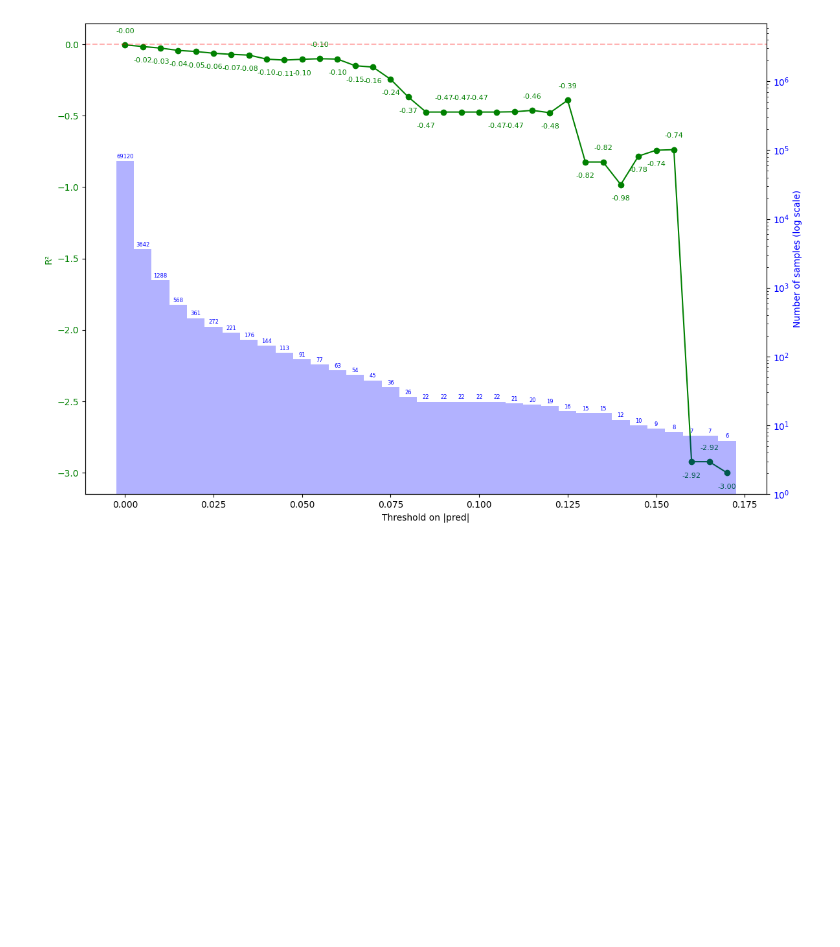
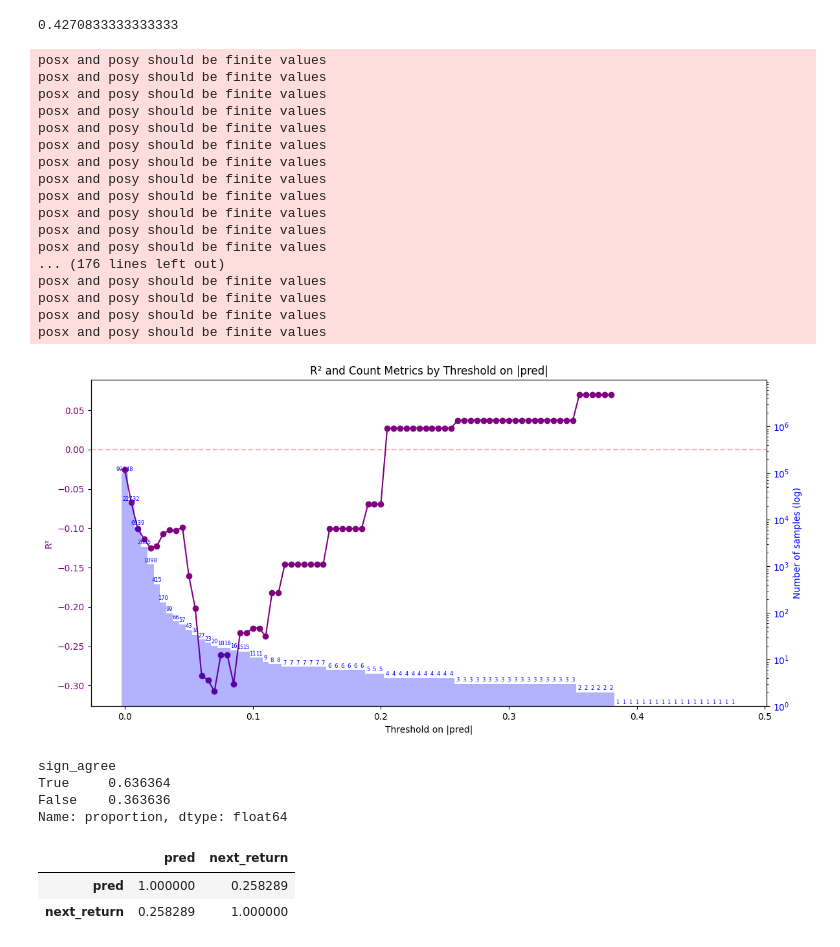
Before and after one commit to Xinxin-m/MSE349, a Jupyter notebook: plotting/plot_results.ipynb, the cells around one changed output. Drawn from its saved outputs; the diff is of its cells as text; code cells hidden in the pictures; blank space fills up the shorter version.

```diff
--- a/plotting/plot_results.ipynb
+++ b/plotting/plot_results.ipynb
@@ -8,8 +8,8 @@ warnings.filterwarnings("ignore")
 # %%
 files = {
     'NN':  '../modeling/MLPRegressor_predictions_one_model.parquet',
-    'RF':  '../modeling/RF_predictions_one_model.parquet',
-    'XGB': '../modeling/XGB_predictions_one_model.parquet',
+    # 'RF':  '../modeling/RF_predictions_one_model.parquet',
+    # 'XGB': '../modeling/XGB_predictions_one_model.parquet',
     # 'RF_ind': '../modeling/RF_predictions_ind_models.parquet',
 }
 
@@ -22,8 +22,8 @@ for path in files.values():
 coin_names = sorted(all_coins)
 x = np.arange(len(coin_names))
 
-fig, ax = plt.subplots(figsize=(13, 8))
-
+fig, ax = plt.subplots(figsize=(13, 6))
+all_r2_scores = {}
 for label, path in files.items():
     res = pd.read_parquet(path)
     res['coin_name'] = res['filename'].str.split('_').str[0].str[:-3]
@@ -34,6 +34,7 @@ for label, path in files.items():
     )
     y = r2_scores.values
     ax.plot(x, y, 'o--', markersize=5, label=label)
+    all_r2_scores[label] = r2_scores
 
 ax.set_xticks(x)
 ax.set_xticklabels(coin_names, rotation=90)
@@ -50,3 +96,7 @@ plt.show()
+# %%
+len(combined.loc[combined.XGB > combined.RF]) / len(combined)
+# %% [output]
+0.4270833333333333
 # %%
 def plot_r2_metrics(all_preds):
     r2_metrics = {}
@@ -69,19 +119,19 @@ def plot_r2_metrics(all_preds):
     count_metrics = pd.Series(count_metrics).sort_index()
     # print(f"R² metrics: {r2_metrics}")
     # print(f"Count metrics: {count_metrics}")
-    fig, ax1 = plt.subplots(figsize=(12, 8))
+    fig, ax1 = plt.subplots(figsize=(12, 6))
 
     ax1.plot(
         r2_metrics.index,
         r2_metrics.values,
         marker='o',
-        color='green',
+        color='purple',
         label='R²'
     )
     ax1.axhline(0, color='red', linestyle='--', alpha=0.3)
     ax1.set_xlabel('Threshold on |pred|')
-    ax1.set_ylabel('R²', color='green')
-    ax1.tick_params(axis='y', labelcolor='green')
+    ax1.set_ylabel('R²', color='purple')
+    ax1.tick_params(axis='y', labelcolor='purple')
 
     x_vals = r2_metrics.index.values
     y_vals = r2_metrics.values
@@ -109,7 +159,7 @@ def plot_r2_metrics(all_preds):
             ha='center',
             va=va,
             fontsize=8,
-            color='green'
+            color='purple'
         )
 
 
@@ -122,7 +172,7 @@ def plot_r2_metrics(all_preds):
         color='blue',
         label='Count'
     )
-    ax2.set_ylabel('Number of samples (log scale)', color='blue')
+    ax2.set_ylabel('Number of samples (log)', color='blue')
     ax2.set_yscale('log')
     ax2.tick_params(axis='y', labelcolor='blue')
 
@@ -138,10 +188,27 @@ def plot_r2_metrics(all_preds):
             fontsize=6,
             color='blue'
         )
-
+    ax1.set_title('R² and Count Metrics by Threshold on |pred|')
     fig.tight_layout()
     plt.show()
 # %%
-plot_r2_metrics(pd.read_parquet(files['RF']))
+plot_r2_metrics(pd.read_parquet(files['NN']))
 # %% [output]
+posx and posy should be finite values
+posx and posy should be finite values
+posx and posy should be finite values
+posx and posy should be finite values
+posx and posy should be finite values
+posx and posy should be finite values
+posx and posy should be finite values
+posx and posy should be finite values
+posx and posy should be finite values
+posx and posy should be finite values
+posx and posy should be finite values
+posx and posy should be finite values
+... (176 lines left out)
+posx and posy should be finite values
+posx and posy should be finite values
+posx and posy should be finite values
+posx and posy should be finite values
-[figure, old version]
+[figure, new version]
@@ -148,2 +218,15 @@ plot_r2_metrics(pd.read_parquet(files['RF']))
+# %%
+tmp.loc[abs(tmp['pred']) >= 0.01].sign_agree.value_counts(normalize=True)
+# %% [output]
+sign_agree
+True     0.636364
+False    0.363636
+Name: proportion, dtype: float64
+# %%
+tmp.loc[abs(tmp['pred']) >= 0.01][['pred', 'next_return']].corr()
+# %% [output]
+|  | pred | next_return |
+| pred | 1.000000 | 0.258289 |
+| next_return | 0.258289 | 1.000000 |
 # %%
 files = {
```
Also changed, not shown: parts of 12 cells of this notebook, 13 other files.
